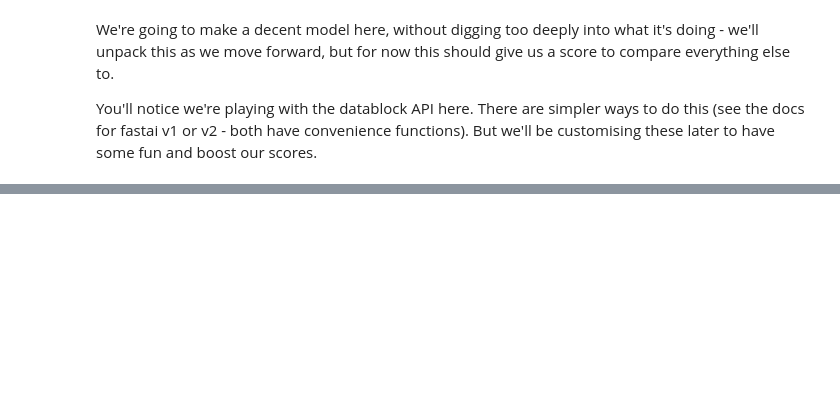
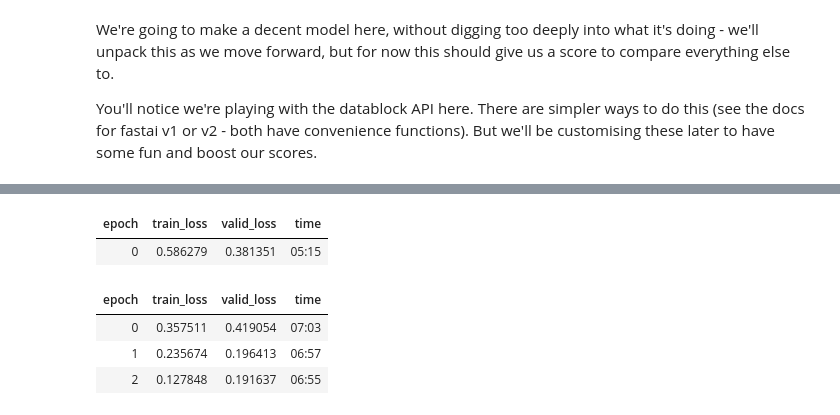
Before and after one commit to Virgo-Alpha/Mask_Detection, a Jupyter notebook: detector.ipynb, the cells around one changed output, grey strips where cells are left out. Saved outputs shown, nothing was run; the diff lists cells and outputs as text; code cells hidden in the pictures; blank space fills up the shorter version.

```diff
--- a/detector.ipynb
+++ b/detector.ipynb
@@ -559,0 +232,9 @@ learn.fine_tune(4)
+# %%
+learn.fine_tune(3) # The 3 is the number of epochs
+# %% [output]
+| epoch | train_loss | valid_loss | time |
+| 0 | 0.586279 | 0.381351 | 05:15 |
+| epoch | train_loss | valid_loss | time |
+| 0 | 0.357511 | 0.419054 | 07:03 |
+| 1 | 0.235674 | 0.196413 | 06:57 |
+| 2 | 0.127848 | 0.191637 | 06:55 |
```
Also changed, not shown: parts of 45 cells of this notebook.
